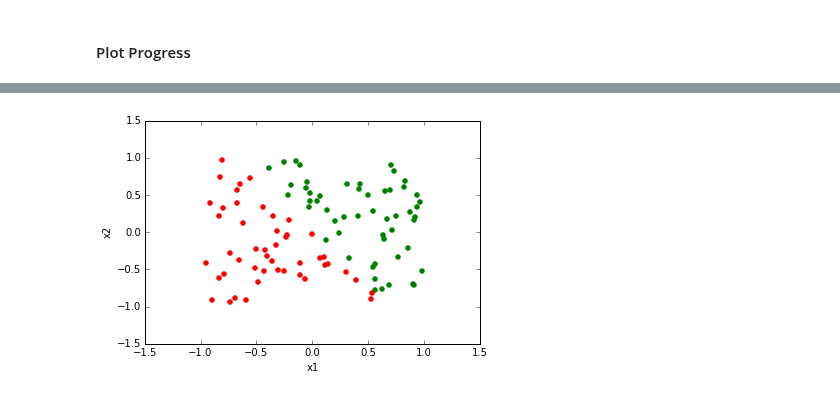
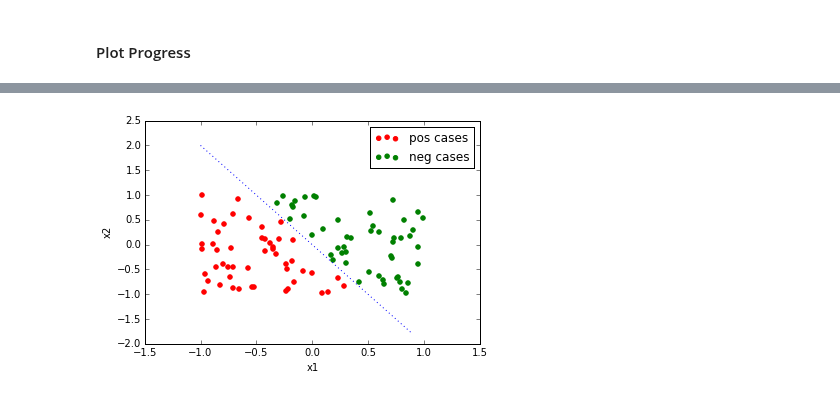
Before and after one commit to dejori/this-and-that, a Jupyter notebook: theano-examples/Logistic Regression.ipynb, the cells around one changed output, grey strips where cells are left out. Drawn from its saved outputs; the diff is of its cells as text; code cells hidden in the pictures.

Commit message:
plotting decision boundary

```diff
--- a/theano-examples/Logistic Regression.ipynb
+++ b/theano-examples/Logistic Regression.ipynb
@@ -104,6 +104,5 @@ plt.show()
 P_x = lambda: np.array([np.random.uniform(-1, 1), np.random.uniform(-1, 1)] )
 def create_data(number_of_samples = 100, w=np.array([3,2]), error = 0.33):
     trX = np.array([P_x() for i in range(number_of_samples)])
-    s = w.dot(trX.T)
-    trY = logistic(s)
-    return trX, trY, s
+    trY = logistic(w.dot(trX.T))
+    return trX, trY
@@ -110,12 +112,20 @@ def create_data(number_of_samples = 100, w=np.array([3,2]), error = 0.33):
 # %%
-trX, trY, s = create_data(number_of_samples = 100, w=np.array([3,2]), error = 0.33)
+w = np.array([4,2])
+trX, trY = create_data(number_of_samples = 100, w=w, error = 0.33)
 trY_cat = (trY > 0.5) +0
 x1 = trX[:,0]
 x2 = trX[:,1]
-plt.scatter(x1[np.where(trY_cat == 1)], x2[np.where(trY_cat == 1)], color='g')
-plt.scatter(x1[np.where(trY_cat == 0)], x2[np.where(trY_cat == 0)], color='r')
+pos_cases = plt.scatter(x1[np.where(trY_cat == 1)], x2[np.where(trY_cat == 1)], color='g')
+neg_cases = plt.scatter(x1[np.where(trY_cat == 0)], x2[np.where(trY_cat == 0)], color='r')
+
+hyper_x1 = np.arange(-1,1,0.1, np.float32)
+hyper_x2 = (-w[0]*hyper_x1)/w[1]
+
+boundary = plt.plot(hyper_x1,hyper_x2, ':')
+
+plt.legend([neg_cases, pos_cases], ['pos cases','neg cases'],loc=1)
 plt.xlabel('x1')
 plt.ylabel('x2')
 plt.show()
 # %% [output]
-[figure, old version]
+[figure, new version]
```
Also changed, not shown: parts of 4 cells of this notebook.
